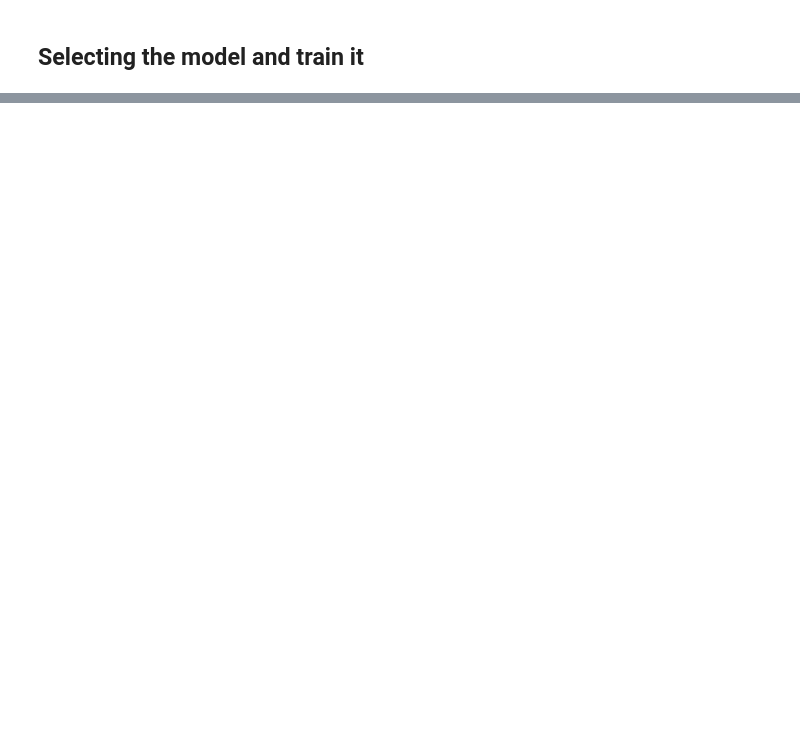
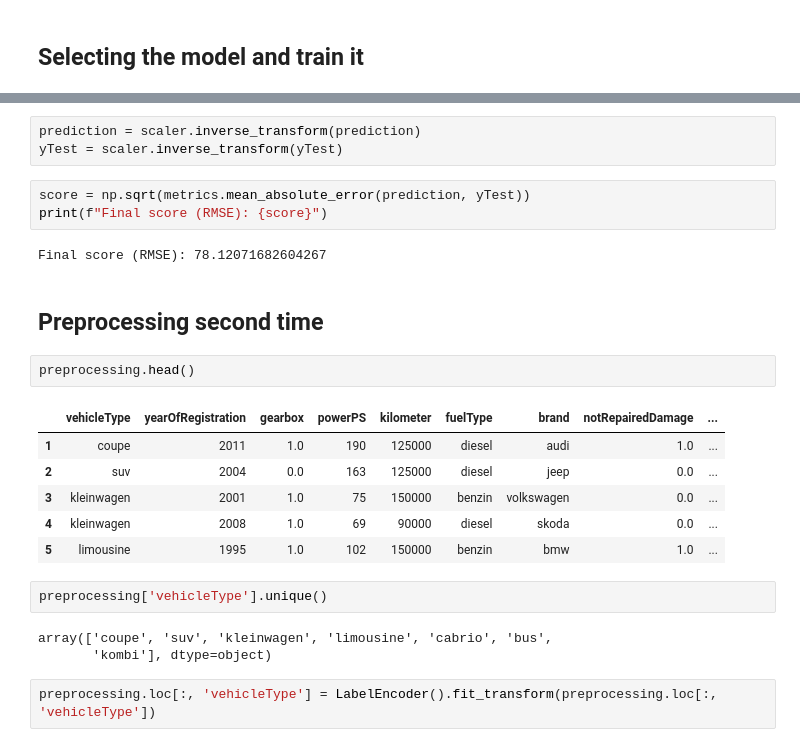
Before and after one commit to WorldWideWest/usedCarsSales, a Jupyter notebook: usedCarPrice.ipynb, the cells around one changed output, grey strips where cells are left out. Cells and saved outputs as stored; diff of their text form; blank space fills up the shorter version.

```diff
--- a/usedCarPrice.ipynb
+++ b/usedCarPrice.ipynb
@@ -564,0 +648,26 @@ yTest = StandardScaler().fit_transform(yTest.reshape(-1,1))
+# %%
+prediction = scaler.inverse_transform(prediction)
+yTest = scaler.inverse_transform(yTest)
+# %%
+score = np.sqrt(metrics.mean_absolute_error(prediction, yTest))
+print(f"Final score (RMSE): {score}")
+# %% [output]
+Final score (RMSE): 78.12071682604267
+# %% [markdown]
+## Preprocessing second time
+# %%
+preprocessing.head()
+# %% [output]
+|  | vehicleType | yearOfRegistration | gearbox | powerPS | kilometer | fuelType | brand | notRepairedDamage | ... |
+| 1 | coupe | 2011 | 1.0 | 190 | 125000 | diesel | audi | 1.0 | ... |
+| 2 | suv | 2004 | 0.0 | 163 | 125000 | diesel | jeep | 0.0 | ... |
+| 3 | kleinwagen | 2001 | 1.0 | 75 | 150000 | benzin | volkswagen | 0.0 | ... |
+| 4 | kleinwagen | 2008 | 1.0 | 69 | 90000 | diesel | skoda | 0.0 | ... |
+| 5 | limousine | 1995 | 1.0 | 102 | 150000 | benzin | bmw | 1.0 | ... |
+# %%
+preprocessing['vehicleType'].unique()
+# %% [output]
+array(['coupe', 'suv', 'kleinwagen', 'limousine', 'cabrio', 'bus',
+       'kombi'], dtype=object)
+# %%
+preprocessing.loc[:, 'vehicleType'] = LabelEncoder().fit_transform(preprocessing.loc[:, 'vehicleType'])
```
Also changed, not shown: parts of 17 cells of this notebook, 1 other file.
